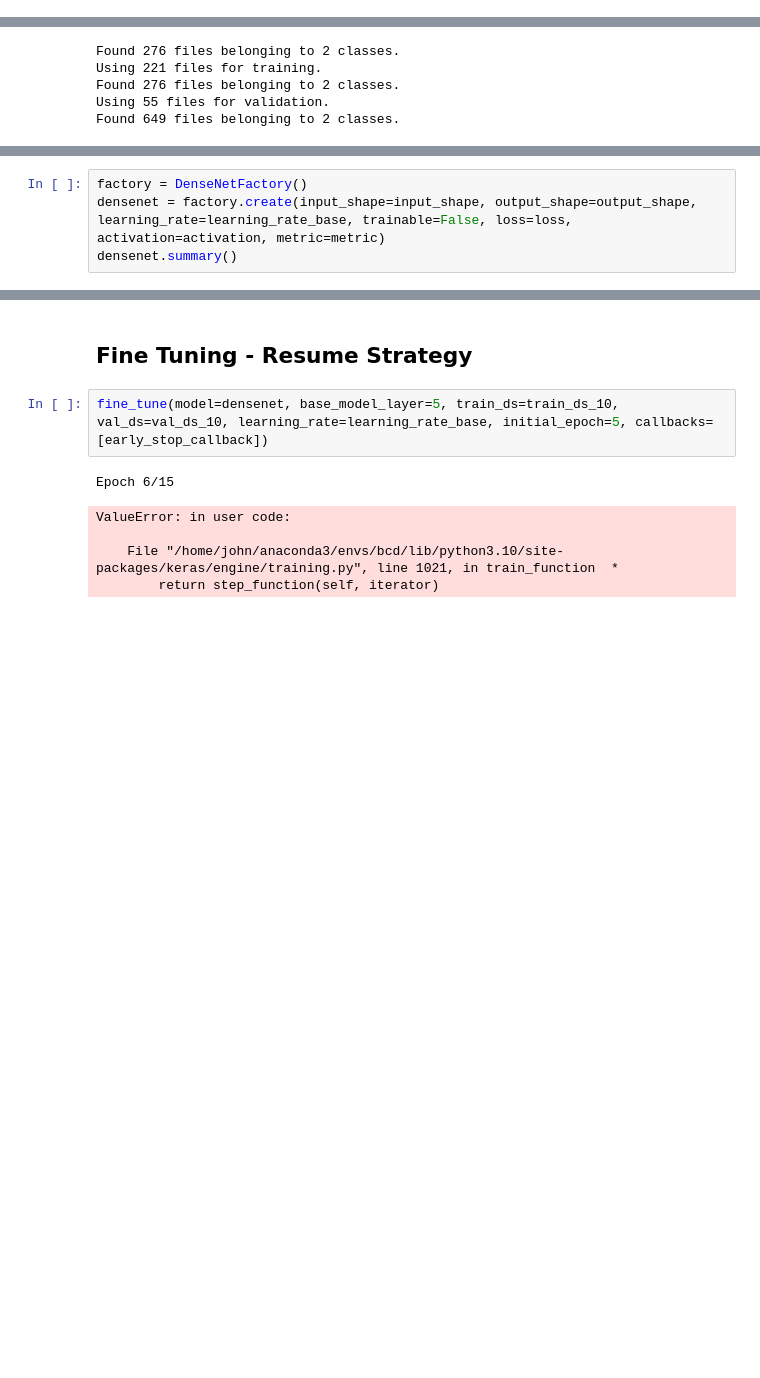
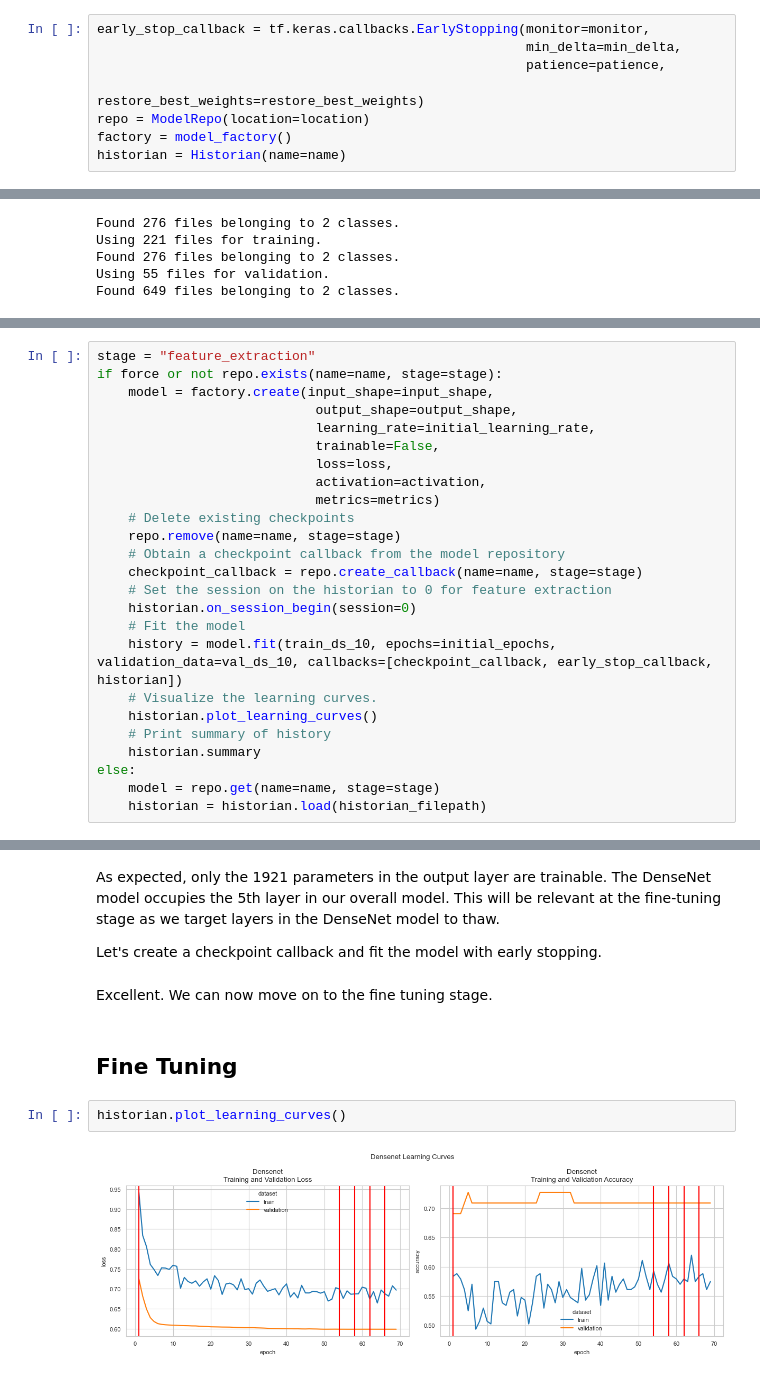
Before and after one commit to john-james-ai/BreastCancerDetection, a Jupyter notebook: notebooks/lab/model/densenet2.ipynb, the cells around one changed output, grey strips where cells are left out. Saved outputs shown, nothing was run; the diff lists cells and outputs as text; blank space fills up the shorter version.

Commit message:
historian callback

```diff
--- a/notebooks/lab/model/densenet2.ipynb
+++ b/notebooks/lab/model/densenet2.ipynb
@@ -52,3 +68,11 @@ early_stop_callback = tf.keras.callbacks.EarlyStopping(monitor=early_stop_monito
+# %%
+early_stop_callback = tf.keras.callbacks.EarlyStopping(monitor=monitor,
+                                                       min_delta=min_delta,
+                                                       patience=patience,
+                                                       restore_best_weights=restore_best_weights)
+repo = ModelRepo(location=location)
+factory = model_factory()
+historian = Historian(name=name)
 # %% [markdown]
 ## Load Data
 # %%
@@ -96,4 +117,0 @@ Found 649 files belonging to 2 classes.
-# %%
-factory = DenseNetFactory()
-densenet = factory.create(input_shape=input_shape, output_shape=output_shape, learning_rate=learning_rate_base, trainable=False, loss=loss, activation=activation, metric=metric)
-densenet.summary()
@@ -140,0 +121,25 @@ INFO:X4Learner:Completed feature extraction stage for densenet_feature_extractio
+# %%
+stage = "feature_extraction"
+if force or not repo.exists(name=name, stage=stage):
+    model = factory.create(input_shape=input_shape,
+                            output_shape=output_shape,
+                            learning_rate=initial_learning_rate,
+                            trainable=False,
+                            loss=loss,
+                            activation=activation,
+                            metrics=metrics)
+    # Delete existing checkpoints
+    repo.remove(name=name, stage=stage)
+    # Obtain a checkpoint callback from the model repository
+    checkpoint_callback = repo.create_callback(name=name, stage=stage)
+    # Set the session on the historian to 0 for feature extraction
+    historian.on_session_begin(session=0)
+    # Fit the model
+    history = model.fit(train_ds_10, epochs=initial_epochs, validation_data=val_ds_10, callbacks=[checkpoint_callback, early_stop_callback, historian])
+    # Visualize the learning curves.
+    historian.plot_learning_curves()
+    # Print summary of history
+    historian.summary
+else:
+    model = repo.get(name=name, stage=stage)
+    historian = historian.load(historian_filepath)
@@ -141,10 +148,12 @@ INFO:X4Learner:Completed feature extraction stage for densenet_feature_extractio
+# %% [markdown]
+As expected, only the 1921 parameters in the output layer are trainable. The DenseNet model occupies the 5th layer in our overall model. This will be relevant at the fine-tuning stage as we target layers in the DenseNet model to thaw.
+
+Let's create a checkpoint callback and fit the model with early stopping.
+# %% [markdown]
+Excellent. We can now move on to the fine tuning stage.
 # %% [markdown]
-## Fine Tuning - Resume Strategy
+## Fine Tuning
-# %%
-fine_tune(model=densenet, base_model_layer=5, train_ds=train_ds_10, val_ds=val_ds_10, learning_rate=learning_rate_base, initial_epoch=5, callbacks=[early_stop_callback])
-# %% [output]
-Epoch 6/15
-ValueError: in user code:
-
-    File "/home/john/anaconda3/envs/bcd/lib/python3.10/site-packages/keras/engine/training.py", line 1021, in train_function  *
-        return step_function(self, iterator)
+# %%
+historian.plot_learning_curves()
+# %% [output]
+[figure, added]
```
Also changed, not shown: parts of 16 cells of this notebook, 6 other files.
